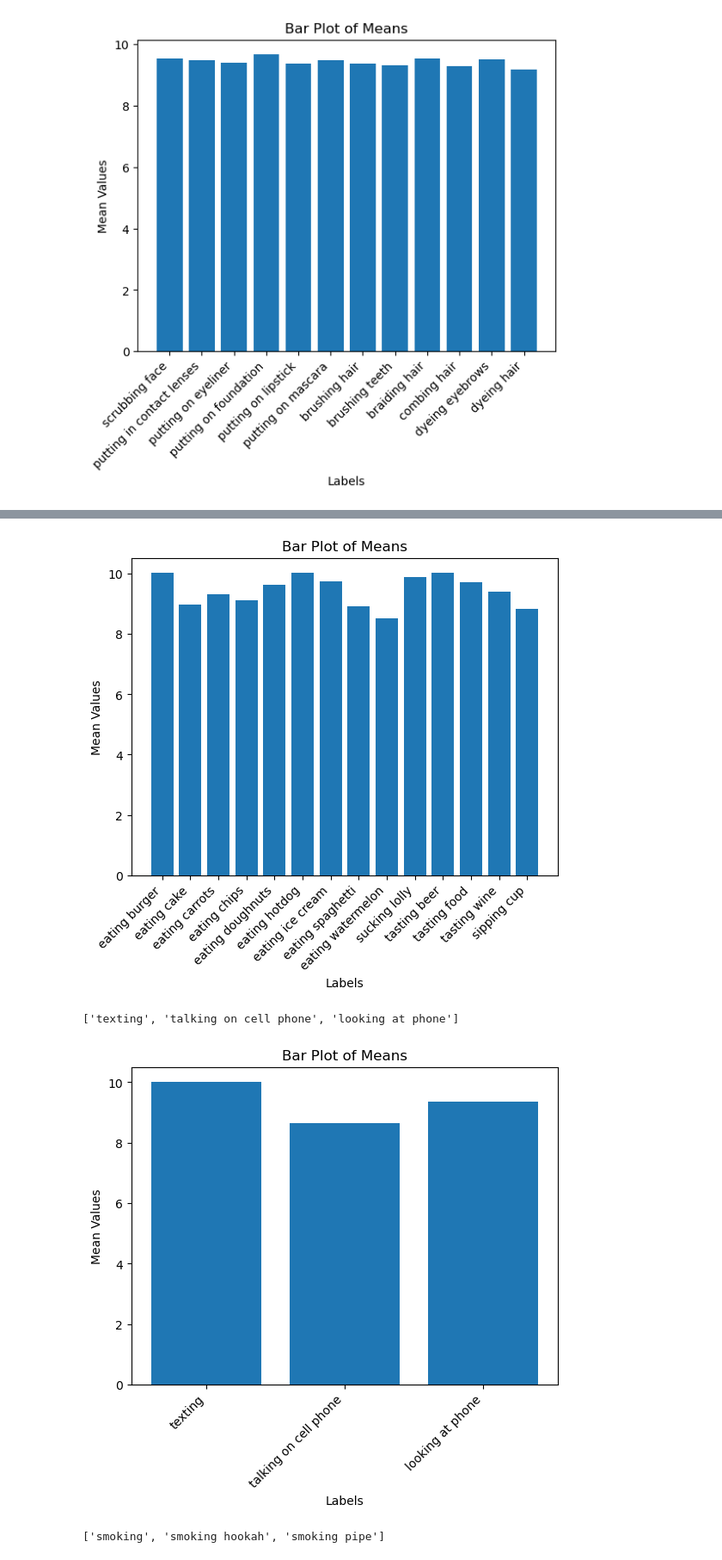
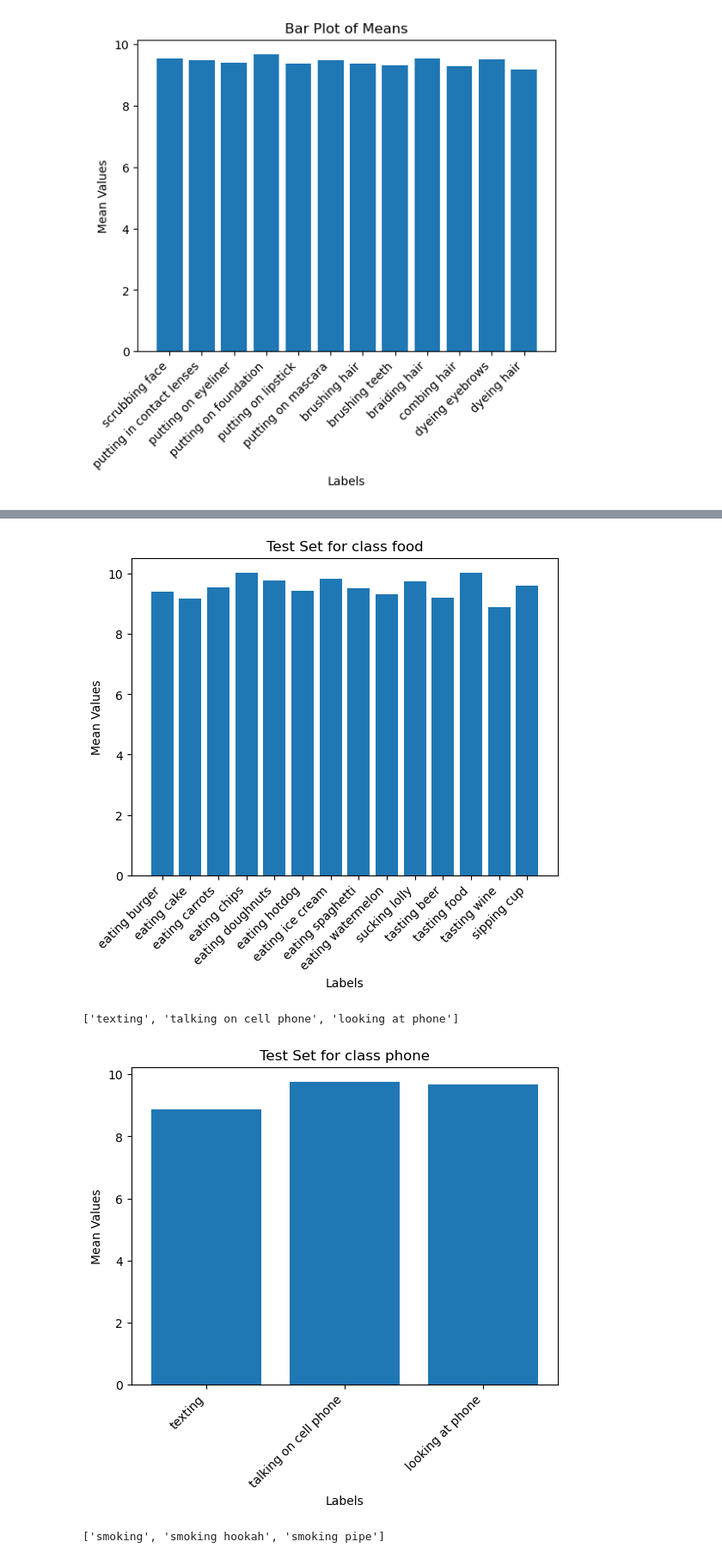
Before and after one commit to LoreCase073/data_incdec_framework, a Jupyter notebook: data_statistics.ipynb, the cells around one changed output, grey strips where cells are left out. Shown at 86% size. Saved outputs shown, nothing was run; the diff lists cells and outputs as text; code cells hidden in the pictures.

```diff
--- a/data_statistics.ipynb
+++ b/data_statistics.ipynb
@@ -123,6 +184,6 @@ for class_name, subcategories in data_dict.items():
 # %%
-#now only train
-train_csv = '../Kinetics/Info/train.csv'
+#now only validation
+train_csv = '../Kinetics/Info/validation.csv'
 mean_behavior, mean_classes = get_means(data_csv,train_csv)
 #make a bar plot with data from mean_classes
 labels = list(mean_classes.keys())
@@ -134,10 +195,13 @@ plt.bar(labels, means)
 # Add labels and title
 plt.xlabel('Labels')
 plt.ylabel('Mean Values')
-plt.title('Bar Plot of Means')
+plt.title('Bar Plot of Means for Validation Set')
 
 # Show the plot
 plt.show()
+output_path = '../statistics_to_save/'
+save_name = os.path.join(output_path,'validation_classes.png')
+plt.savefig(save_name)
 
 #make a bar plot with data from mean_behavior
 labels = list(mean_behavior.keys())
@@ -154,10 +218,12 @@ for class_name, subcategories in data_dict.items():
     # Add labels and title
     plt.xlabel('Labels')
     plt.ylabel('Mean Values')
-    plt.title('Bar Plot of Means')
+    plt.title(f'Validation Set for class {class_name}')
     plt.xticks(rotation=45, ha='right')
 
 
     # Show the plot
     plt.show()
+    save_name = os.path.join(output_path,f'validation_{class_name}.png')
+    plt.savefig(save_name)
 # %% [output]
@@ -175,6 +241,6 @@ for class_name, subcategories in data_dict.items():
 # %%
-#now only validation
-train_csv = '../Kinetics/Info/validation.csv'
+#now only test
+train_csv = '../Kinetics/Info/test.csv'
 mean_behavior, mean_classes = get_means(data_csv,train_csv)
 #make a bar plot with data from mean_classes
 labels = list(mean_classes.keys())
@@ -186,10 +252,13 @@ plt.bar(labels, means)
 # Add labels and title
 plt.xlabel('Labels')
 plt.ylabel('Mean Values')
-plt.title('Bar Plot of Means')
+plt.title('Bar Plot of Means for Test Set')
 
 # Show the plot
 plt.show()
+output_path = '../statistics_to_save/'
+save_name = os.path.join(output_path,'test_classes.png')
+plt.savefig(save_name)
 
 #make a bar plot with data from mean_behavior
 labels = list(mean_behavior.keys())
@@ -206,10 +275,12 @@ for class_name, subcategories in data_dict.items():
     # Add labels and title
     plt.xlabel('Labels')
     plt.ylabel('Mean Values')
-    plt.title('Bar Plot of Means')
+    plt.title(f'Test Set for class {class_name}')
     plt.xticks(rotation=45, ha='right')
 
 
     # Show the plot
     plt.show()
+    save_name = os.path.join(output_path,f'test_{class_name}.png')
+    plt.savefig(save_name)
 # %% [output]
@@ -217,5 +288,5 @@ for class_name, subcategories in data_dict.items():
 ['eating burger', 'eating cake', 'eating carrots', 'eating chips', 'eating doughnuts', 'eating hotdog', 'eating ice cream', 'eating spaghetti', 'eating watermelon', 'sucking lolly', 'tasting beer', 't ...
-[figure, old version]
+[figure, new version]
 ['texting', 'talking on cell phone', 'looking at phone']
-[figure, old version]
+[figure, new version]
 ['smoking', 'smoking hookah', 'smoking pipe']
```
Also changed, not shown: parts of 5 cells of this notebook, 3 other files.
